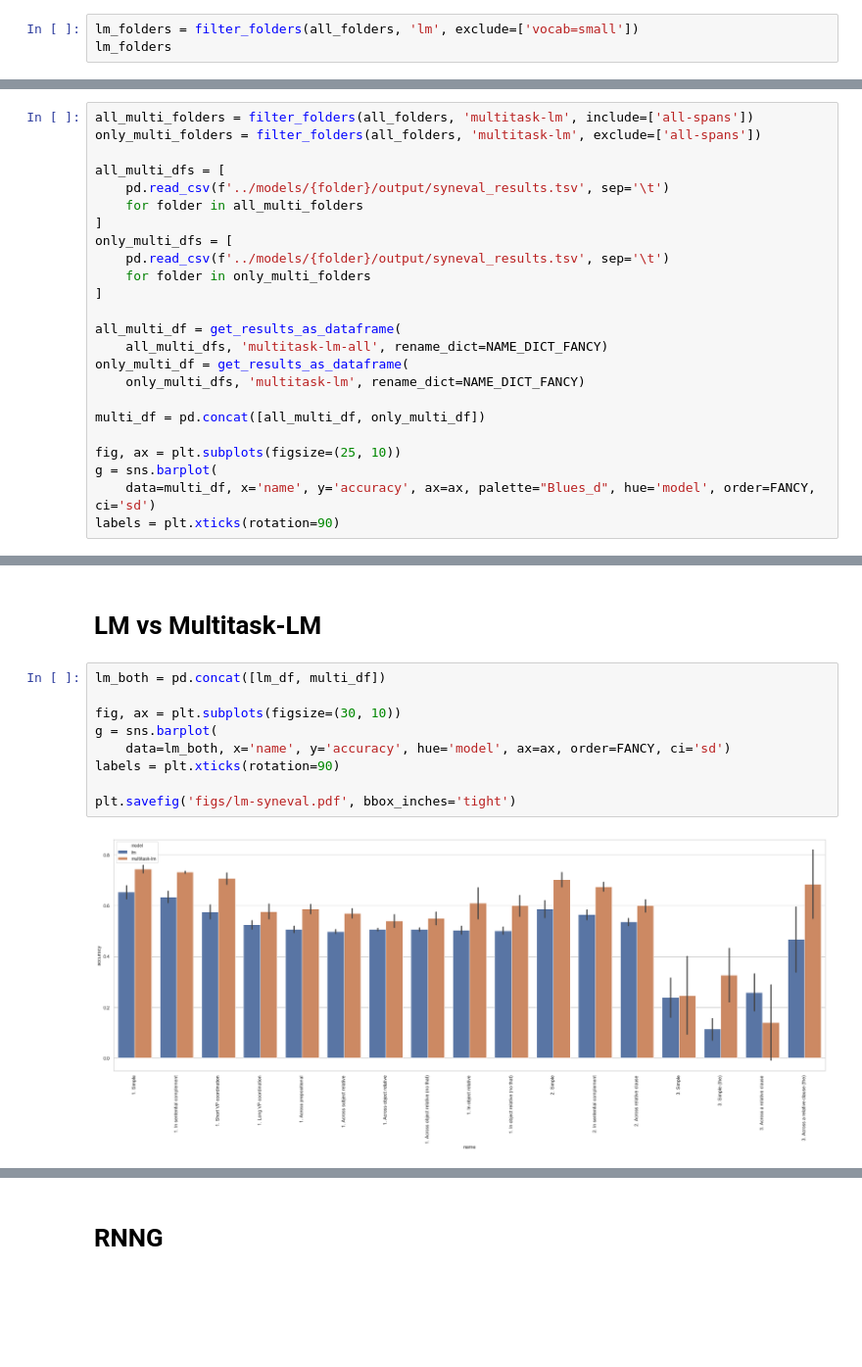
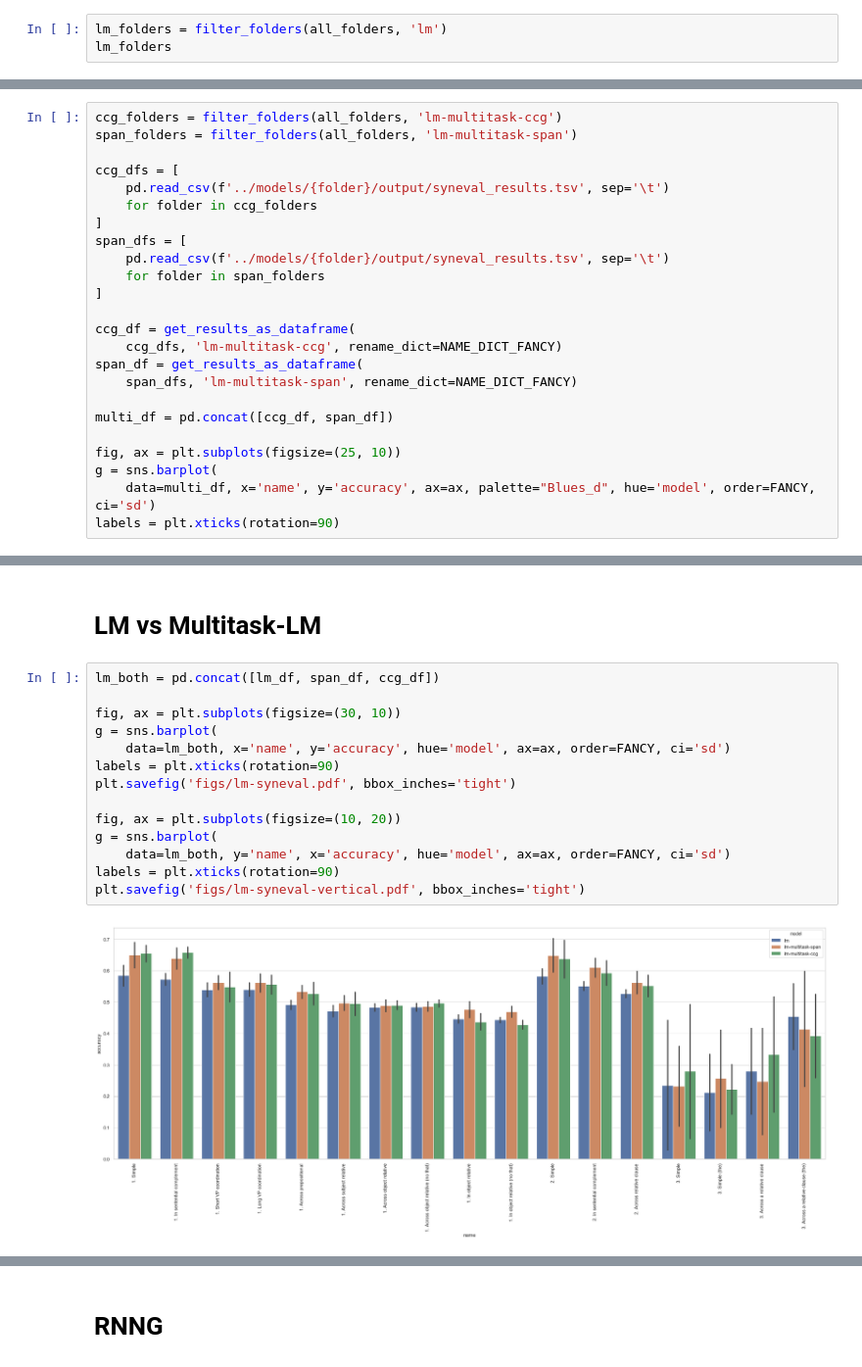
Before and after one commit to daandouwe/Thesis, a Jupyter notebook: notebooks/show-syneval-results-v2.ipynb, the cells around one changed output, grey strips where cells are left out. Shown at 98% size. Drawn from its saved outputs; the diff is of its cells as text; blank space fills up the shorter version.

```diff
--- a/notebooks/show-syneval-results-v2.ipynb
+++ b/notebooks/show-syneval-results-v2.ipynb
@@ -233,7 +233,7 @@ all_folders = [d for d in os.listdir(model_dir)
     if os.path.isdir(os.path.join(model_dir, d))
     and d != temp_dir]
 # %%
-lm_folders = filter_folders(all_folders, 'lm', exclude=['vocab=small'])
+lm_folders = filter_folders(all_folders, 'lm')
 lm_folders
 # %% [output]
 ['lm_dev=96.52',
@@ -289,24 +286,24 @@ labels = plt.xticks(rotation=90)
 # %% [markdown]
 ## All-spans vs. Some-spans
 # %%
-all_multi_folders = filter_folders(all_folders, 'multitask-lm', include=['all-spans'])
-only_multi_folders = filter_folders(all_folders, 'multitask-lm', exclude=['all-spans'])
+ccg_folders = filter_folders(all_folders, 'lm-multitask-ccg')
+span_folders = filter_folders(all_folders, 'lm-multitask-span')
 
-all_multi_dfs = [
+ccg_dfs = [
     pd.read_csv(f'../models/{folder}/output/syneval_results.tsv', sep='\t')
-    for folder in all_multi_folders
+    for folder in ccg_folders
 ]
-only_multi_dfs = [
+span_dfs = [
     pd.read_csv(f'../models/{folder}/output/syneval_results.tsv', sep='\t')
-    for folder in only_multi_folders
+    for folder in span_folders
 ]
 
-all_multi_df = get_results_as_dataframe(
-    all_multi_dfs, 'multitask-lm-all', rename_dict=NAME_DICT_FANCY)
-only_multi_df = get_results_as_dataframe(
-    only_multi_dfs, 'multitask-lm', rename_dict=NAME_DICT_FANCY)
+ccg_df = get_results_as_dataframe(
+    ccg_dfs, 'lm-multitask-ccg', rename_dict=NAME_DICT_FANCY)
+span_df = get_results_as_dataframe(
+    span_dfs, 'lm-multitask-span', rename_dict=NAME_DICT_FANCY)
 
-multi_df = pd.concat([all_multi_df, only_multi_df])
+multi_df = pd.concat([ccg_df, span_df])
 
 fig, ax = plt.subplots(figsize=(25, 10))
 g = sns.barplot(
@@ -319,13 +314,18 @@ multi_df = only_multi_df
 # %% [markdown]
 # LM vs Multitask-LM
 # %%
-lm_both = pd.concat([lm_df, multi_df])
+lm_both = pd.concat([lm_df, span_df, ccg_df])
 
 fig, ax = plt.subplots(figsize=(30, 10))
 g = sns.barplot(
     data=lm_both, x='name', y='accuracy', hue='model', ax=ax, order=FANCY, ci='sd')
 labels = plt.xticks(rotation=90)
+plt.savefig('figs/lm-syneval.pdf', bbox_inches='tight')
 
-plt.savefig('figs/lm-syneval.pdf', bbox_inches='tight')
+fig, ax = plt.subplots(figsize=(10, 20))
+g = sns.barplot(
+    data=lm_both, y='name', x='accuracy', hue='model', ax=ax, order=FANCY, ci='sd')
+labels = plt.xticks(rotation=90)
+plt.savefig('figs/lm-syneval-vertical.pdf', bbox_inches='tight')
 # %% [output]
-[figure, old version]
+[figure, new version]
```
Also changed, not shown: parts of 7 cells of this notebook, 15 other files.
